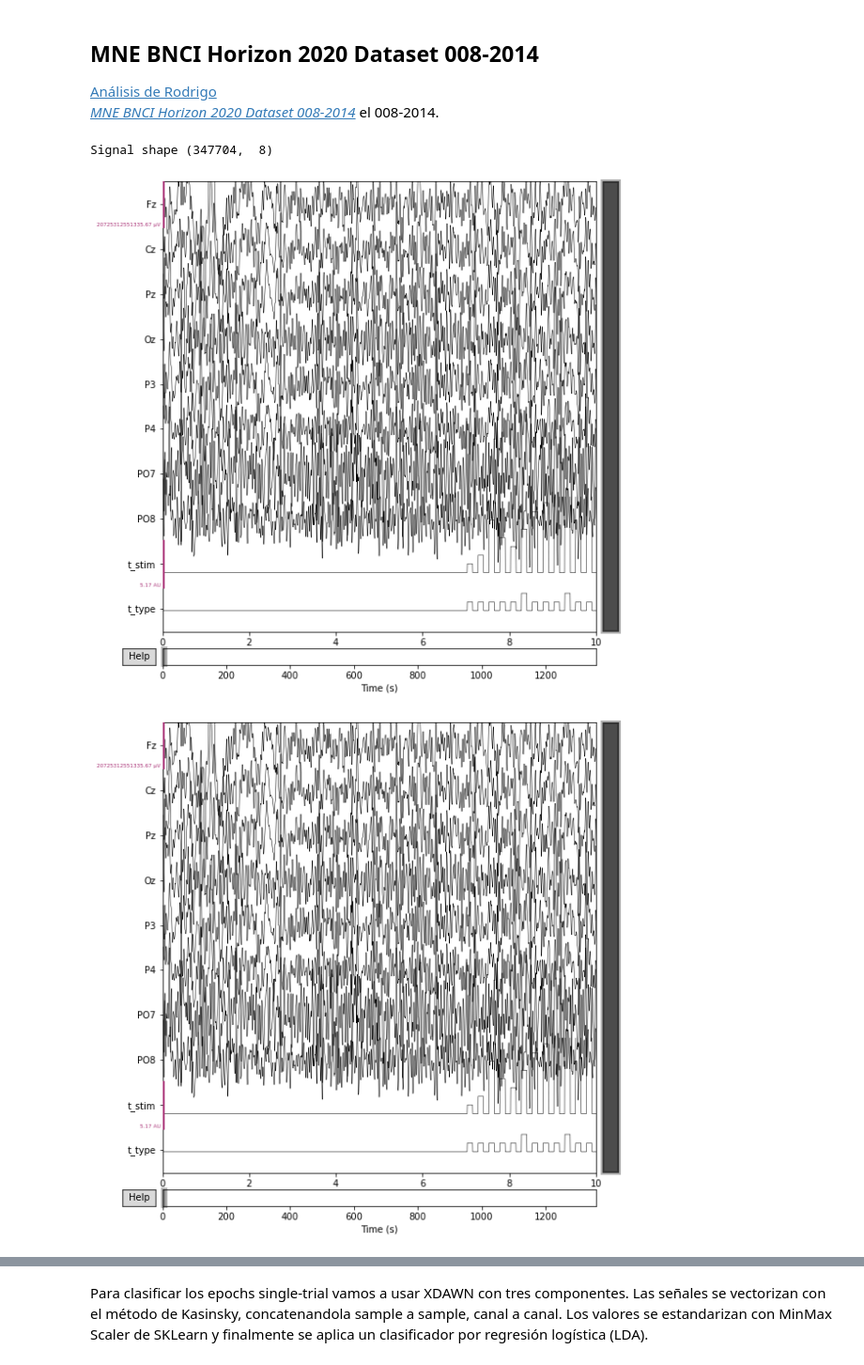
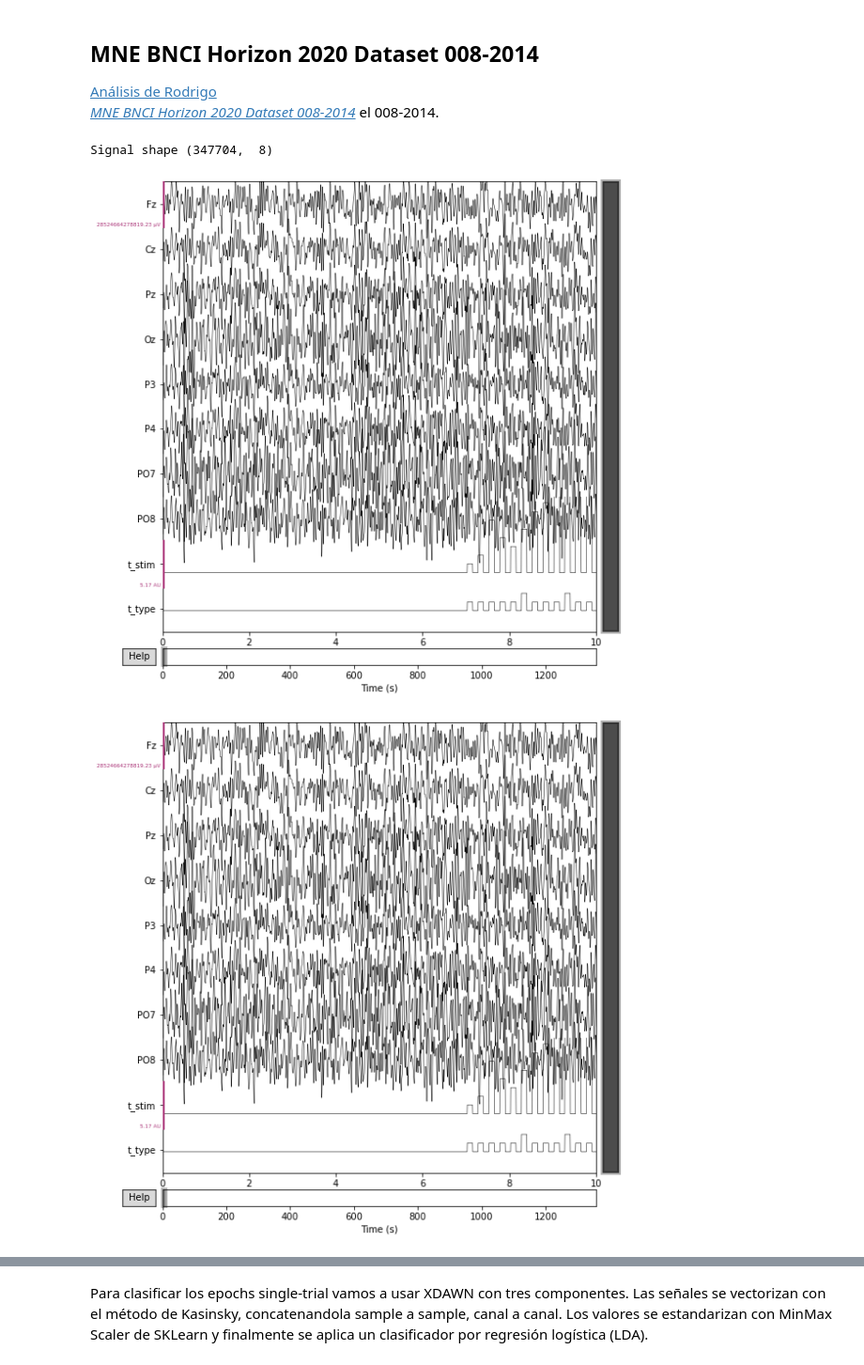
Before and after one commit to alexchavez1980/repo_tesis, a Jupyter notebook: a_MNE BNCI Horizon 2020 Dataset.ipynb, the cells around one changed output, grey strips where cells are left out. Shown at 94% size. Drawn from its saved outputs; the diff is of its cells as text; code cells hidden in the pictures.

```diff
--- a/a_MNE BNCI Horizon 2020 Dataset.ipynb
+++ b/a_MNE BNCI Horizon 2020 Dataset.ipynb
@@ -20,9 +20,9 @@ subject=1
 # Usé el EEG del paciente mas jóven:
 # https://lampz.tugraz.at/~bci/database/008-2014/description.pdf
 
-# filename = './dataset/bnci/A'+'{:02d}'.format(subject)
-# mat = scipy.io.loadmat(filename)
-mat = scipy.io.loadmat('./dataset/bnci/A06.mat')
+filename = './dataset/bnci/A'+'{:02d}'.format(subject)
+mat = scipy.io.loadmat(filename)
+# mat = scipy.io.loadmat('./dataset/bnci/A06.mat')
 # filename = '/Users/rramele/GoogleDrive/BCI.Dataset/008-2014/A'+'{:02d}'.format(subject)
 # mat = scipy.io.loadmat(filename)
 # ============================================================
@@ -54,33 +54,33 @@ eeg_mne = mne.io.array.RawArray(signal.T, info)
 # ============================================================
 # - Visualización del filtro de notch de 50 Hz con el que viene directamente este dataset:
 # (Al aplicar el filtro de bandpass de 1-20 se eliminan los componentes de 20 Hz para arriba)
 # ============================================================
 # print ('Bandpass 1-20 Hz signal')
 # eeg_mne.filter(1,20)
 # eeg_mne.plot_psd()
 # ============================================================
 
 # ============================================================
 # - Clasificación Single-Trial
 # Primero es necesario construir la estructura de datos de Epochs para después poder clasificar.
 # La estructura contiene primero el canal con las estimulaciones,
 # los números del 1-12 que corresponden con los flashes correspondientes a las filas y las columnas.
 # Luego en un segundo canal contiene los marcadores de hit/nohit,
 # identificando cuál de las columnas o filas debería tener un disparo de P300.
 # ============================================================
 # Now get the trial information
 ch_names_events = ch_names + ['t_stim']+ ['t_type']
 ch_types_events = ch_types + ['misc'] + ['misc']
 
 t_stim = mat['data'][0][0][3]
 t_type = mat['data'][0][0][2]
 
 signal_events = np.concatenate([signal, t_stim, t_type],1)
 info_events = mne.create_info(ch_names_events,256, ch_types_events)
 eeg_events = mne.io.RawArray(signal_events.T, info_events)
 eeg_events.plot(n_channels=10, scalings='auto')
-# ============================================================bruna
+# ============================================================
 # %% [output]
 Signal shape (347704,  8)
-[figure, old version]
+[figure, new version]
-[figure, old version]
+[figure, new version]
```
Also changed, not shown: parts of 27 cells of this notebook, 2 other files.
